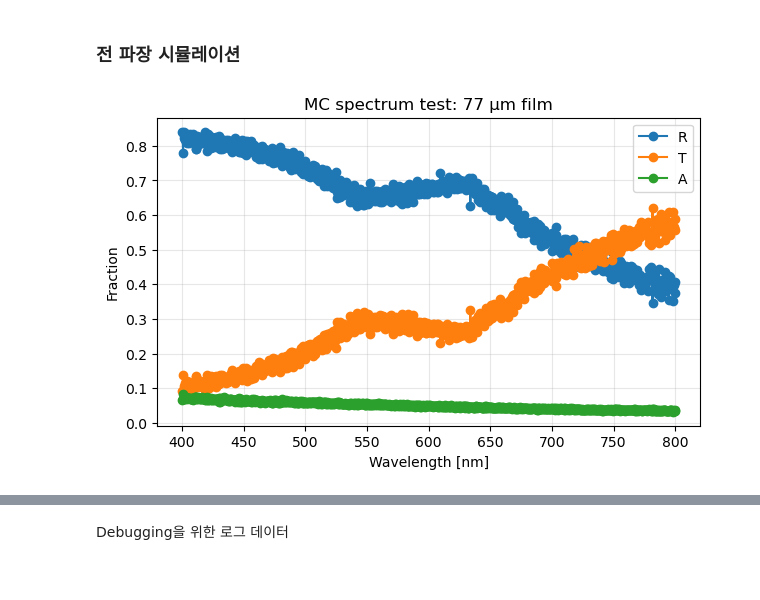
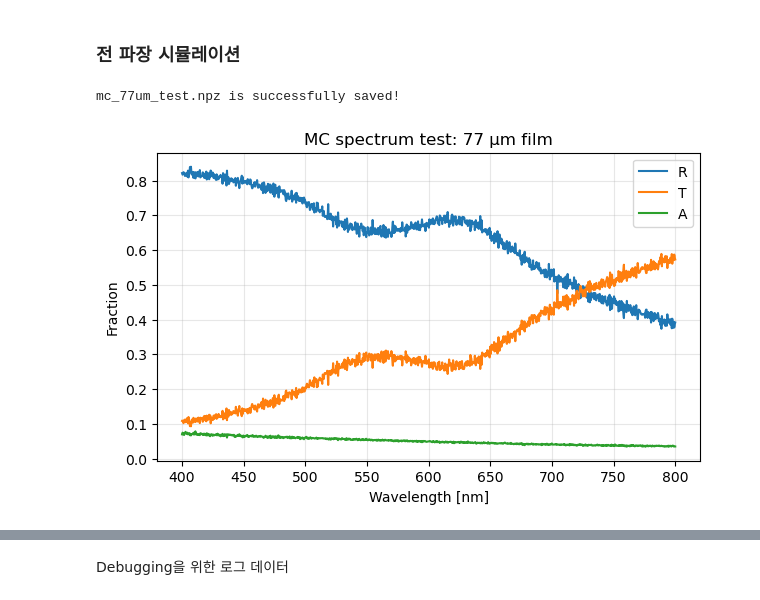
Before and after one commit to Jaehun-Kim-Brian/MonteCarloPhG, a Jupyter notebook: sim_class_valid.ipynb, the cells around one changed output, grey strips where cells are left out. Drawn from its saved outputs; the diff is of its cells as text; code cells hidden in the pictures.

```diff
--- a/sim_class_valid.ipynb
+++ b/sim_class_valid.ipynb
@@ -647,27 +681,28 @@ ratio surf/norm = 0.027481837644663915
 # %% [markdown]
 ### 전 파장 시뮬레이션
 # %%
-theta_array = np.linspace(0.01, np.pi - 0.01, 700)
-wvls_test = np.linspace(0.400, 0.800, 1000)
+filename = "mc_77um_test"
 
 R, T, A, diags = sim.run_simulation(
-    wvls=wvls_test,
+    wvls=wvl_array,
     theta_array=theta_array,
-    N_photons=1000,
+    N_photons=2000,
     backend="internal",
     use_polydispersity=False,
     return_diagnostics=True,
+    save_filename=filename
 )
 
 plt.figure(figsize=(7, 4))
-plt.plot(wvls_test * 1000, R, label="R")
-plt.plot(wvls_test * 1000, T, label="T")
-plt.plot(wvls_test * 1000, A, label="A")
+plt.plot(wvl_array * 1000, R, label="R")
+plt.plot(wvl_array * 1000, T, label="T")
+plt.plot(wvl_array * 1000, A, label="A")
 plt.xlabel("Wavelength [nm]")
 plt.ylabel("Fraction")
 plt.title("MC spectrum test: 77 µm film")
 plt.legend()
 plt.grid(True, alpha=0.3)
 plt.show()
 # %% [output]
+mc_77um_test.npz is successfully saved!
-[figure, old version]
+[figure, new version]
```
Also changed, not shown: parts of 26 cells of this notebook, 2 other files.
